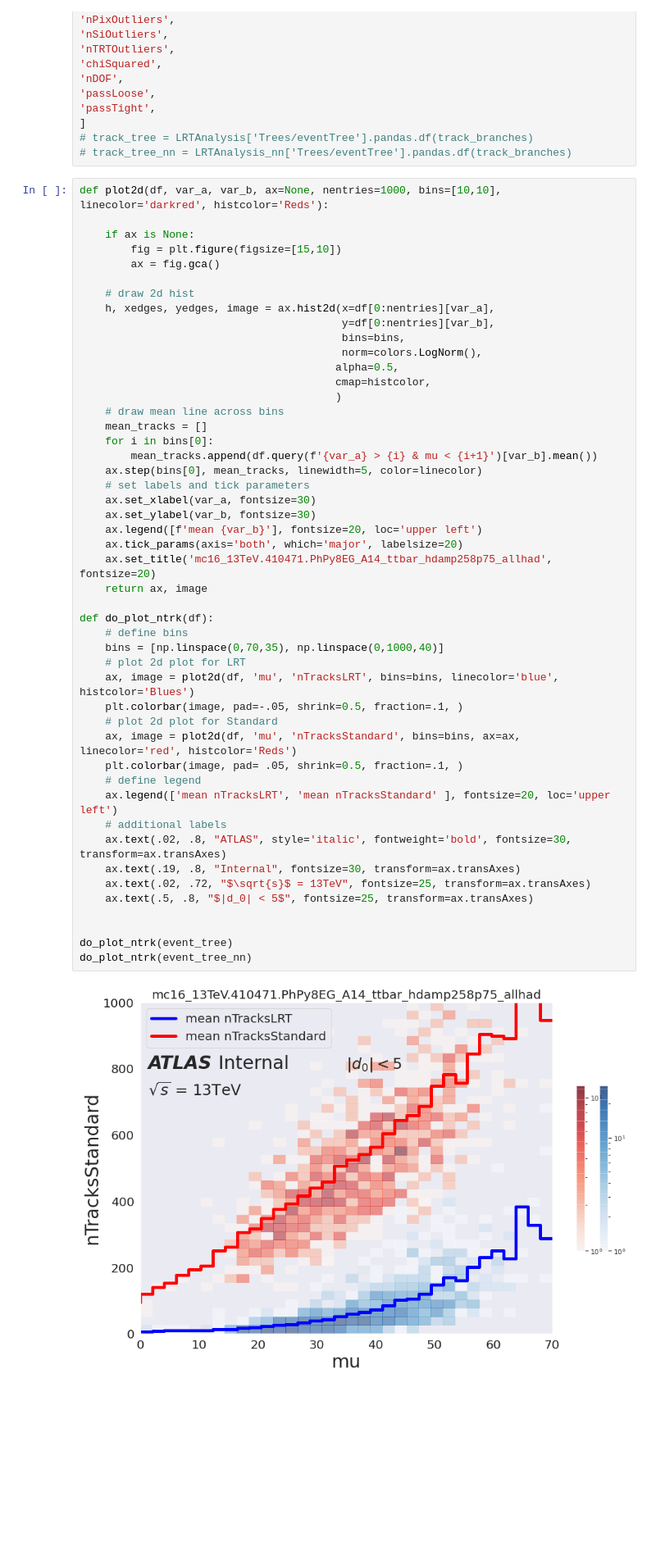
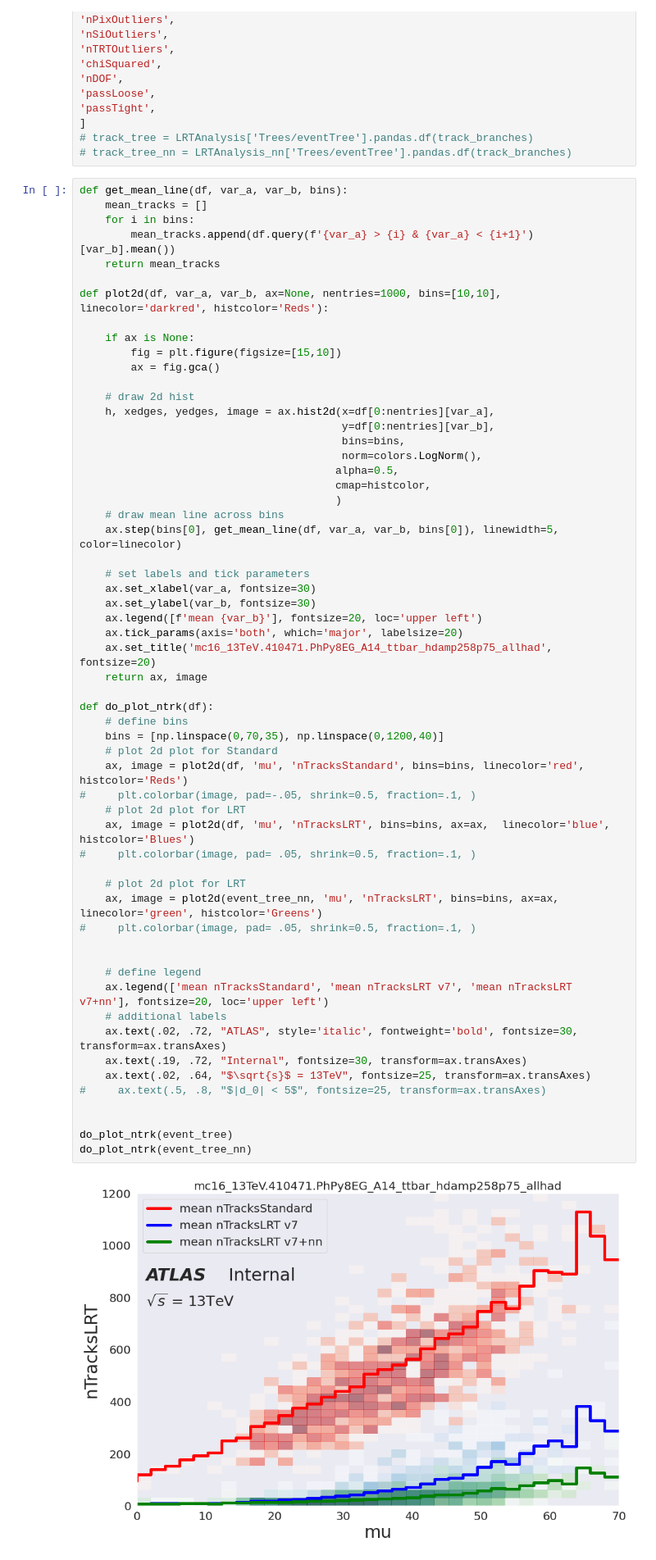
Before and after one commit to robinnewhouse/LRTNotebooks, a Jupyter notebook: pileup_tests.ipynb, the cells around one changed output. Shown at 82% size. Cells and saved outputs as stored; diff of their text form; blank space fills up the shorter version.

Commit message:
Improved plots for fakes and eff

```diff
--- a/pileup_tests.ipynb
+++ b/pileup_tests.ipynb
@@ -109,52 +109,62 @@ track_branches = [
 # track_tree = LRTAnalysis['Trees/eventTree'].pandas.df(track_branches)
 # track_tree_nn = LRTAnalysis_nn['Trees/eventTree'].pandas.df(track_branches)
 # %%
+def get_mean_line(df, var_a, var_b, bins):
+    mean_tracks = []
+    for i in bins:
+        mean_tracks.append(df.query(f'{var_a} > {i} & {var_a} < {i+1}')[var_b].mean())
+    return mean_tracks
+
 def plot2d(df, var_a, var_b, ax=None, nentries=1000, bins=[10,10], linecolor='darkred', histcolor='Reds'):
 
     if ax is None:
         fig = plt.figure(figsize=[15,10])
         ax = fig.gca()
 
     # draw 2d hist
     h, xedges, yedges, image = ax.hist2d(x=df[0:nentries][var_a],
                                          y=df[0:nentries][var_b],
                                          bins=bins,
                                          norm=colors.LogNorm(),
                                         alpha=0.5,
                                         cmap=histcolor,
                                         )
     # draw mean line across bins
-    mean_tracks = []
-    for i in bins[0]:
-        mean_tracks.append(df.query(f'{var_a} > {i} & mu < {i+1}')[var_b].mean())
-    ax.step(bins[0], mean_tracks, linewidth=5, color=linecolor)
+    ax.step(bins[0], get_mean_line(df, var_a, var_b, bins[0]), linewidth=5, color=linecolor)
+
     # set labels and tick parameters
     ax.set_xlabel(var_a, fontsize=30)
     ax.set_ylabel(var_b, fontsize=30)
     ax.legend([f'mean {var_b}'], fontsize=20, loc='upper left')
     ax.tick_params(axis='both', which='major', labelsize=20)
     ax.set_title('mc16_13TeV.410471.PhPy8EG_A14_ttbar_hdamp258p75_allhad', fontsize=20)
     return ax, image
 
 def do_plot_ntrk(df):
     # define bins
-    bins = [np.linspace(0,70,35), np.linspace(0,1000,40)]
+    bins = [np.linspace(0,70,35), np.linspace(0,1200,40)]
+    # plot 2d plot for Standard
+    ax, image = plot2d(df, 'mu', 'nTracksStandard', bins=bins, linecolor='red', histcolor='Reds')
+#     plt.colorbar(image, pad=-.05, shrink=0.5, fraction=.1, )
     # plot 2d plot for LRT
-    ax, image = plot2d(df, 'mu', 'nTracksLRT', bins=bins, linecolor='blue', histcolor='Blues')
-    plt.colorbar(image, pad=-.05, shrink=0.5, fraction=.1, )
-    # plot 2d plot for Standard
-    ax, image = plot2d(df, 'mu', 'nTracksStandard', bins=bins, ax=ax, linecolor='red', histcolor='Reds')
-    plt.colorbar(image, pad= .05, shrink=0.5, fraction=.1, )
+    ax, image = plot2d(df, 'mu', 'nTracksLRT', bins=bins, ax=ax,  linecolor='blue', histcolor='Blues')
+#     plt.colorbar(image, pad= .05, shrink=0.5, fraction=.1, )
+
+    # plot 2d plot for LRT
+    ax, image = plot2d(event_tree_nn, 'mu', 'nTracksLRT', bins=bins, ax=ax,  linecolor='green', histcolor='Greens')
+#     plt.colorbar(image, pad= .05, shrink=0.5, fraction=.1, )
+
+
     # define legend
-    ax.legend(['mean nTracksLRT', 'mean nTracksStandard' ], fontsize=20, loc='upper left')
+    ax.legend(['mean nTracksStandard', 'mean nTracksLRT v7', 'mean nTracksLRT v7+nn'], fontsize=20, loc='upper left')
     # additional labels
-    ax.text(.02, .8, "ATLAS", style='italic', fontweight='bold', fontsize=30, transform=ax.transAxes)
-    ax.text(.19, .8, "Internal", fontsize=30, transform=ax.transAxes)
-    ax.text(.02, .72, "$\sqrt{s}$ = 13TeV", fontsize=25, transform=ax.transAxes)
-    ax.text(.5, .8, "$|d_0| < 5$", fontsize=25, transform=ax.transAxes)
+    ax.text(.02, .72, "ATLAS", style='italic', fontweight='bold', fontsize=30, transform=ax.transAxes)
+    ax.text(.19, .72, "Internal", fontsize=30, transform=ax.transAxes)
+    ax.text(.02, .64, "$\sqrt{s}$ = 13TeV", fontsize=25, transform=ax.transAxes)
+#     ax.text(.5, .8, "$|d_0| < 5$", fontsize=25, transform=ax.transAxes)
 
 
 do_plot_ntrk(event_tree)
 do_plot_ntrk(event_tree_nn)
 # %% [output]
-[figure, old version]
+[figure, new version]
```
Also changed, not shown: parts of 2 cells of this notebook, 1 other file.
